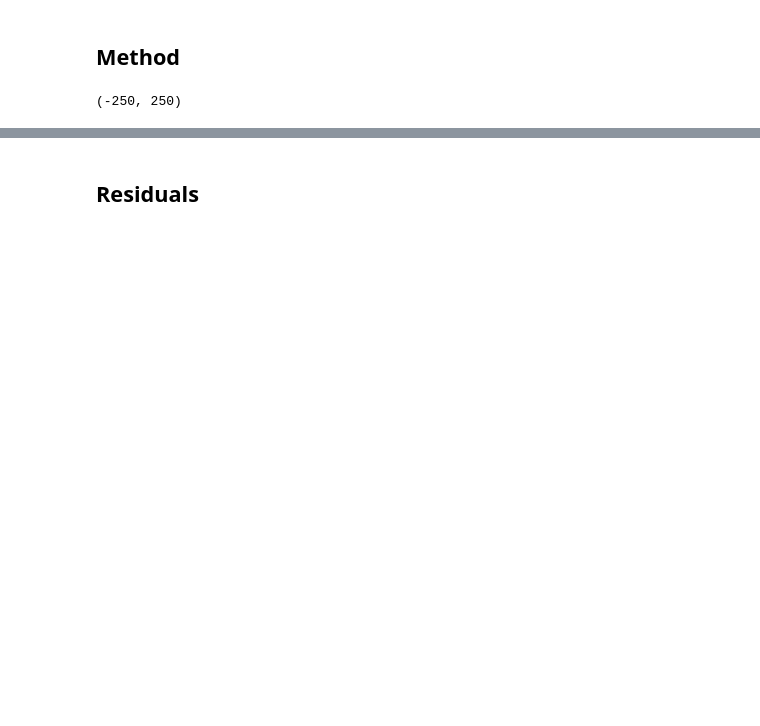
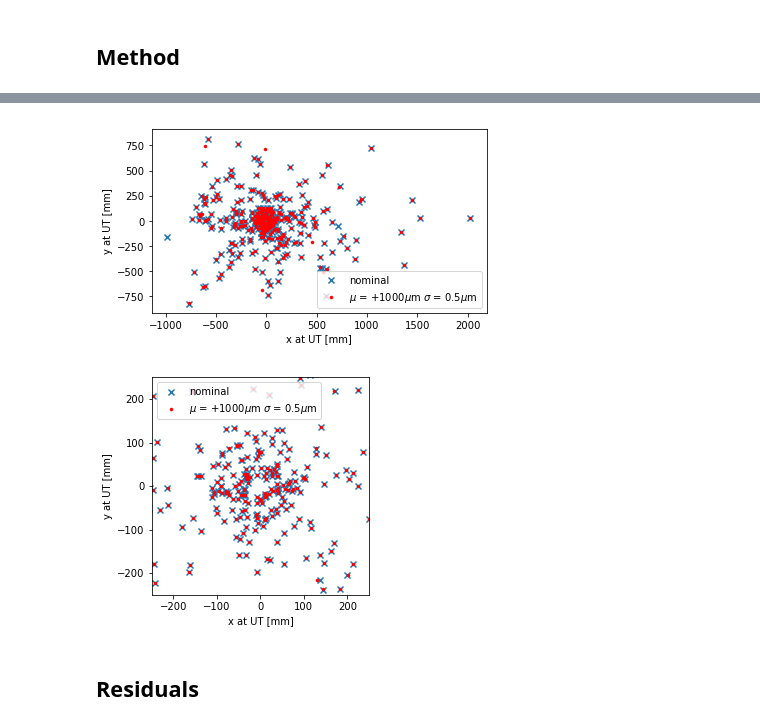
Before and after one commit to chrisburr/lhcb-velopix-studies, a Jupyter notebook: hybrid-distortions/notebooks/UT Resolution.ipynb, the cells around one changed output, grey strips where cells are left out. Saved outputs shown, nothing was run; the diff lists cells and outputs as text; code cells hidden in the pictures; blank space fills up the shorter version.

Commit message:
Update UT plots

```diff
--- a/hybrid-distortions/notebooks/UT Resolution.ipynb
+++ b/hybrid-distortions/notebooks/UT Resolution.ipynb
@@ -15,3 +16,8 @@ import utils
+# %%
+import utils
+out_dir = 'output/ut_residual/'
+if not isdir(out_dir):
+    os.makedirs(out_dir)
 # %%
 %time clusters, = utils.load(names=['clusters'])
 scenarios = clusters.scenario.cat.categories.values
@@ -55,15 +61,22 @@ data = fake_ut_clusters.query('(run_number == 5224339) & (event_number == 46173)
 data_o = data.query('scenario == "Original_DB"')
 data_p = data.query('scenario == "tip_x=0um_y=+1000um_sigma=0.5"')
 # %%
-plt.scatter(data_o.x, data_o.y, marker='x')
-plt.scatter(data_p.x, data_p.y, marker='.', lw=0.5, c='r')
+plt.scatter(data_o.x, data_o.y, marker='x', label='nominal')
+plt.scatter(data_p.x, data_p.y, marker='.', lw=0.5, c='r', label=utils.format_label('tip_x=0um_y=+1000um_sigma=0.5'))
 plt.gca().set_aspect('equal', adjustable='box')
+plt.legend(loc='best')
+plt.xlabel('x at UT [mm]')
+plt.ylabel('y at UT [mm]')
+pgf.savefig(join(out_dir, 'ut_cross-section.pgf.png'))
 
 plt.figure()
-plt.scatter(data_o.x, data_o.y, marker='x')
-plt.scatter(data_p.x, data_p.y, marker='.', lw=0.5, c='r')
+plt.scatter(data_o.x, data_o.y, marker='x', label='nominal')
+plt.scatter(data_p.x, data_p.y, marker='.', lw=0.5, c='r', label=utils.format_label('tip_x=0um_y=+1000um_sigma=0.5'))
 plt.gca().set_aspect('equal', adjustable='box')
+plt.legend(loc='best')
+plt.xlabel('x at UT [mm]')
 plt.xlim((-250, 250))
+plt.ylabel('y at UT [mm]')
 plt.ylim((-250, 250))
+pgf.savefig(join(out_dir, 'ut_cross-section_zoomed.pgf.png'))
 # %% [output]
-(-250, 250)
@@ -72,3 +83,5 @@ plt.ylim((-250, 250))
+[figure, added]
+[figure, added]
 # %% [markdown]
 ## Residuals
 # %%
```
Also changed, not shown: parts of 15 cells of this notebook.
